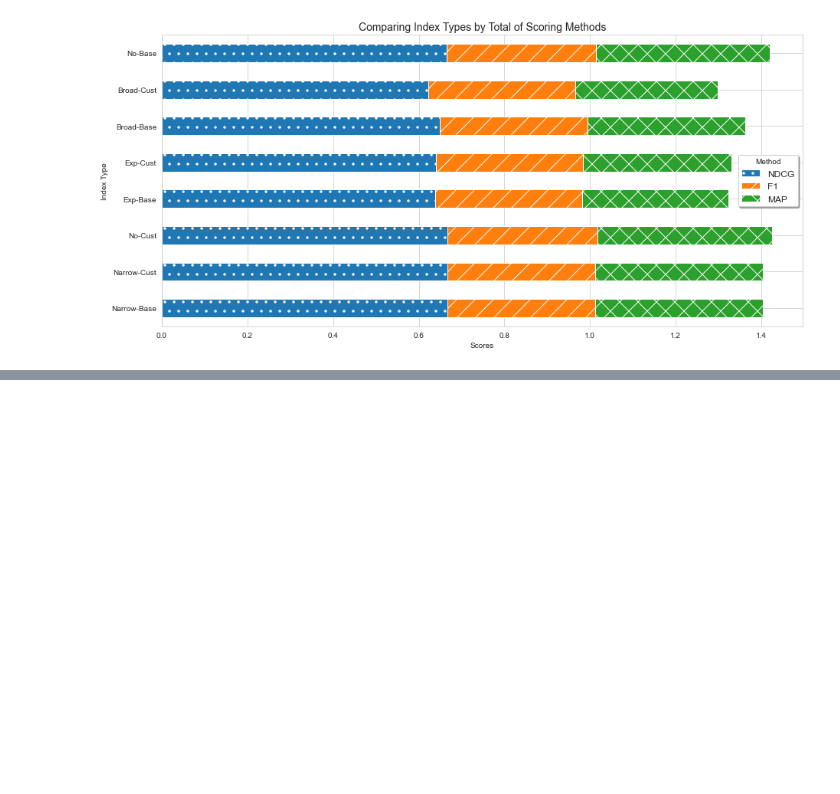
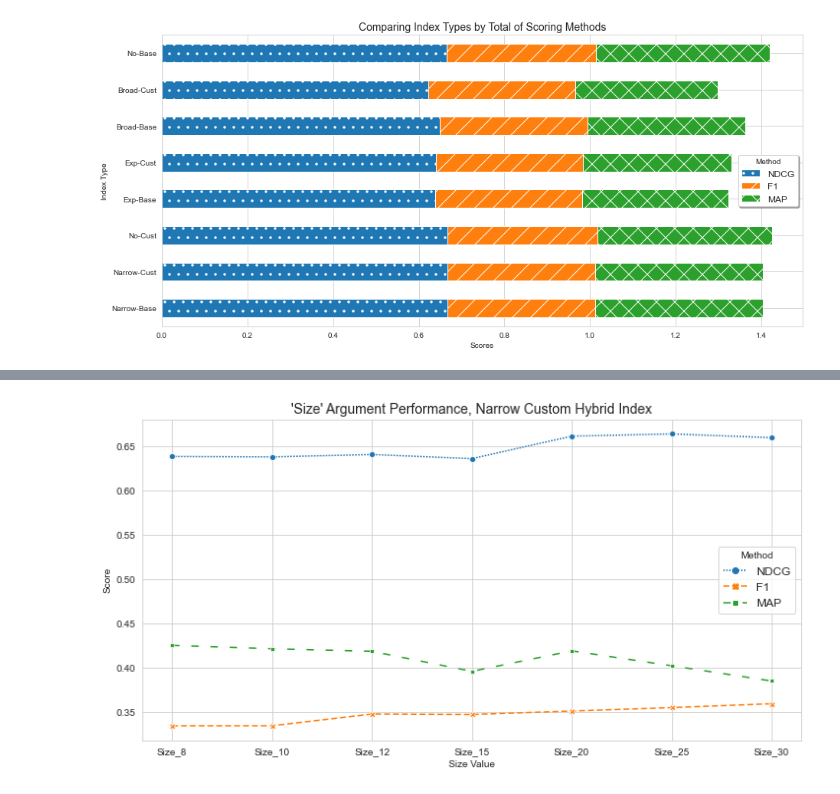
Before and after one commit to milanderson/LMI-Capstone-2020, a Jupyter notebook: 2018/comment_metadata.ipynb, the cells around one changed output, grey strips where cells are left out. Cells and saved outputs as stored; diff of their text form; code cells hidden in the pictures; blank space fills up the shorter version.

Commit message:
Viz for scoring and size methods

```diff
--- a/2018/comment_metadata.ipynb
+++ b/2018/comment_metadata.ipynb
@@ -764,0 +767,8 @@ plt.legend(title='Method', fontsize=12,shadow=True);
+# %%
+hybrid_narrow_cust_8_eval, hybrid_narrow_cust_8_map = score_results('hybrid_narrowsyn_custstop_results_8.json', "hybrid")
+hybrid_narrow_cust_10_eval, hybrid_narrow_cust_10_map = score_results('hybrid_narrowsyn_custstop_results.json', "hybrid")
+hybrid_narrow_cust_12_eval, hybrid_narrow_cust_12_map = score_results('hybrid_narrowsyn_custstop_results_12.json', "hybrid")
+hybrid_narrow_cust_15_eval, hybrid_narrow_cust_15_map = score_results('hybrid_narrowsyn_custstop_results_15.json', "hybrid")
+hybrid_narrow_cust_20_eval, hybrid_narrow_cust_20_map = score_results('hybrid_narrowsyn_custstop_results_20.json', "hybrid")
+hybrid_narrow_cust_25_eval, hybrid_narrow_cust_25_map = score_results('hybrid_narrowsyn_custstop_results_25.json', "hybrid")
+hybrid_narrow_cust_30_eval, hybrid_narrow_cust_30_map = score_results('hybrid_narrowsyn_custstop_results_30.json', "hybrid")
@@ -764,0 +779,16 @@ plt.legend(title='Method', fontsize=12,shadow=True);
+# %%
+df_list = [hybrid_narrow_cust_8_eval, hybrid_narrow_cust_10_eval, hybrid_narrow_cust_12_eval, \
+           hybrid_narrow_cust_15_eval, hybrid_narrow_cust_20_eval, hybrid_narrow_cust_25_eval, \
+          hybrid_narrow_cust_30_eval]
+mean_df_list = [df.mean() for df in df_list]
+# %%
+sizes = pd.DataFrame(mean_df_list).T.rename({i:df for i, df in enumerate(["Size_8", "Size_10",  "Size_12", "Size_15", "Size_20", "Size_25", "Size_30"])},axis=1)
+sizes = sizes.T
+# %%
+aps = [hybrid_narrow_cust_8_map, hybrid_narrow_cust_10_map, hybrid_narrow_cust_12_map, \
+           hybrid_narrow_cust_15_map, hybrid_narrow_cust_20_map, hybrid_narrow_cust_25_map, \
+      hybrid_narrow_cust_30_map]
+
+sizes["MAP"] = [ap for ap in aps]
+sizes = sizes.T
+print(sizes.columns[np.argmax(sizes.T.NDCG)])
@@ -764,0 +808,9 @@ plt.legend(title='Method', fontsize=12,shadow=True);
+# %%
+plt.figure(figsize=(12,6))
+sns.lineplot(data=sizes.T, markers=True, dashes=[(1,1),(4,2),(5,8)])
+plt.xlabel('Size Value')
+plt.ylabel('Score')
+plt.title("'Size' Argument Performance, Narrow Custom Hybrid Index", fontsize=14)
+plt.legend(title='Method',fontsize=12);
+# %% [output]
+[figure, added]
```
Also changed, not shown: parts of 4 cells of this notebook.
